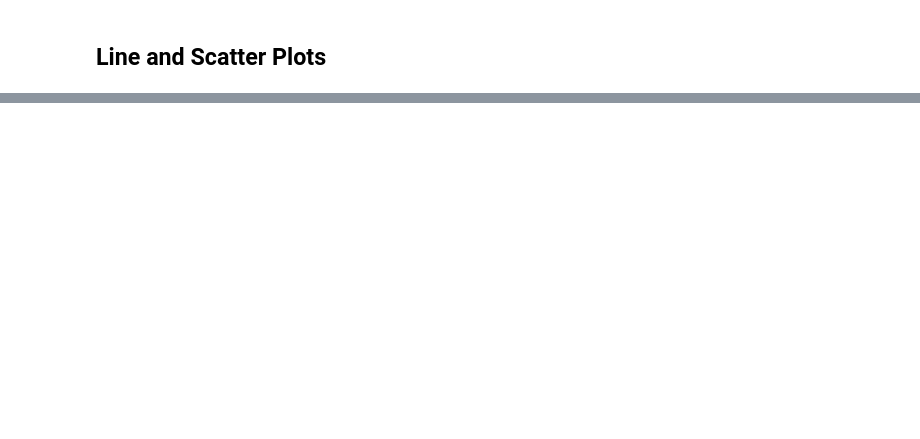
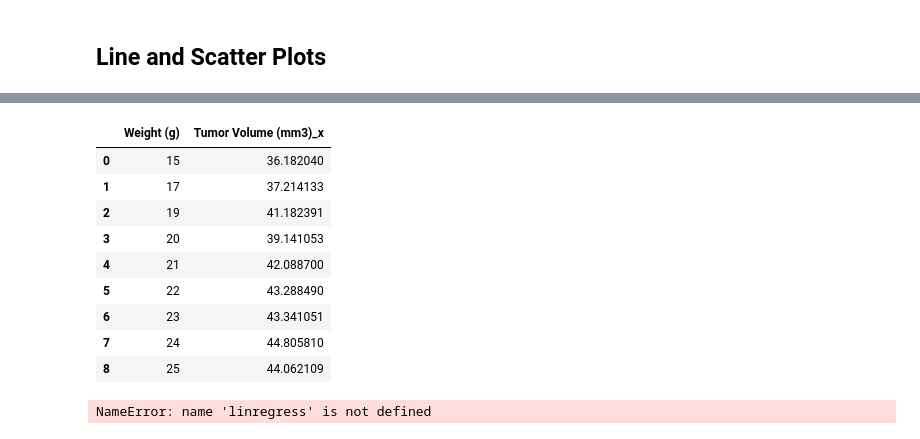
Before and after one commit to nfaber1/matplotlib-challenge, a Jupyter notebook: matplotlib-challenge-code.ipynb, the cells around one changed output, grey strips where cells are left out. Drawn from its saved outputs; the diff is of its cells as text; code cells hidden in the pictures; blank space fills up the shorter version.

```diff
--- a/matplotlib-challenge-code.ipynb
+++ b/matplotlib-challenge-code.ipynb
@@ -430,0 +477,3 @@ NameError: name 'x_axis' is not defined
+# %%
+bbb=aaa1.loc[:, ['Tumor Volume (mm3)_x']]
+bbb
@@ -430,0 +492,15 @@ NameError: name 'x_axis' is not defined
+# %%
+# ccc=bbb.set_index("Tumor Volume (mm3)_x")
+ccc=bbb.reset_index()
+ccc
+# %% [output]
+|  | Weight (g) | Tumor Volume (mm3)_x |
+| 0 | 15 | 36.182040 |
+| 1 | 17 | 37.214133 |
+| 2 | 19 | 41.182391 |
+| 3 | 20 | 39.141053 |
+| 4 | 21 | 42.088700 |
+| 5 | 22 | 43.288490 |
+| 6 | 23 | 43.341051 |
+| 7 | 24 | 44.805810 |
+| 8 | 25 | 44.062109 |
@@ -430,0 +514,12 @@ NameError: name 'x_axis' is not defined
+# %%
+plt.scatter(x_axis, data, marker="o", facecolors="blue", edgecolors="black",
+            s=x_axis, alpha=0.75)
+(slope, intercept, rvalue, pvalue, stderr) = linregress(x_values, y_values)
+regress_values = x_values * slope + intercept
+line_eq = "y = " + str(round(slope,2)) + "x + " + str(round(intercept,2))
+plt.scatter(x_values,y_values)
+plt.plot(x_values,regress_values,"r-")
+plt.annotate(line_eq,(6,10),fontsize=15,color="red")
+plt.show()
+# %% [output]
+NameError: name 'linregress' is not defined
```
Also changed, not shown: parts of 15 cells of this notebook.
